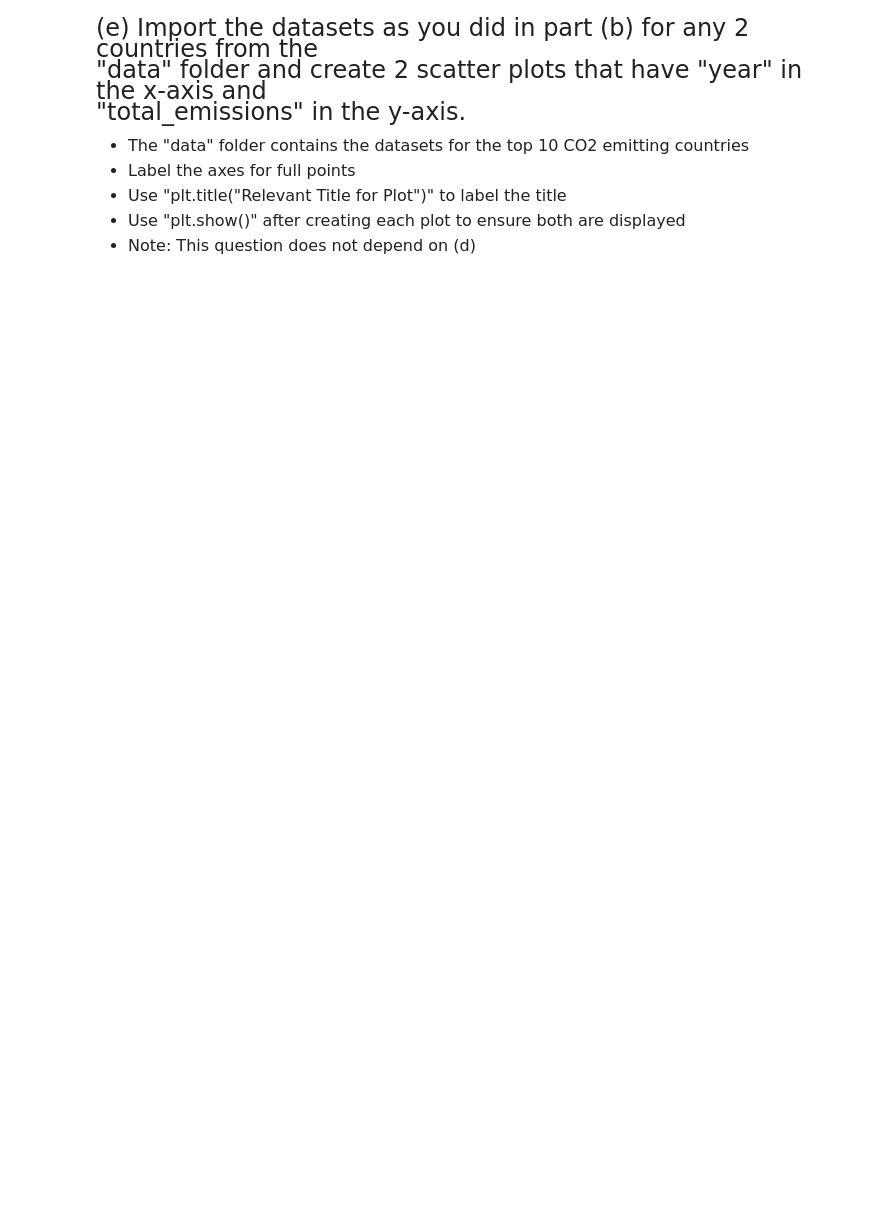
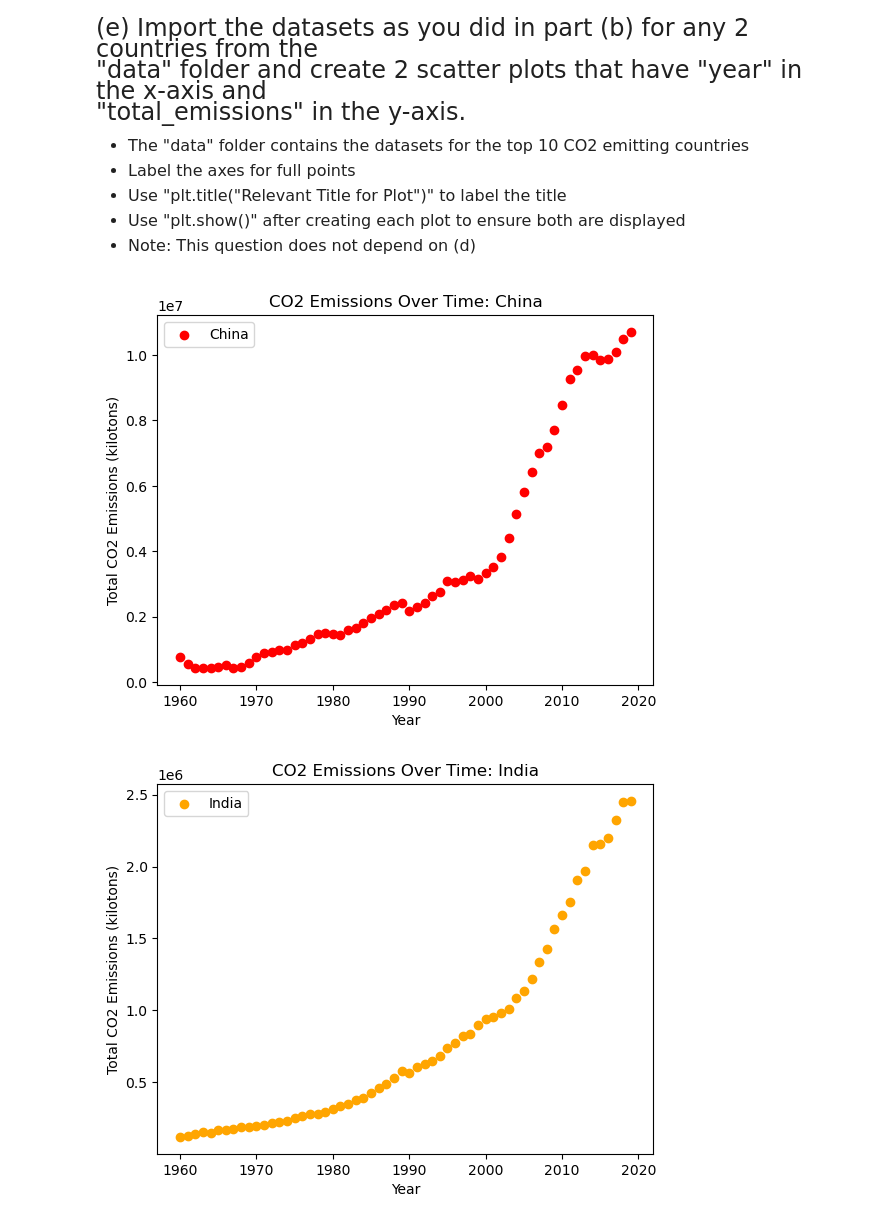
Before and after one commit to yrqoeuqo123/qtm151spring2025, a Jupyter notebook: Assignment 2/Assignment2.ipynb, the cells around one changed output. Saved outputs shown, nothing was run; the diff lists cells and outputs as text; code cells hidden in the pictures; blank space fills up the shorter version.

```diff
--- a/Assignment 2/Assignment2.ipynb
+++ b/Assignment 2/Assignment2.ipynb
@@ -154,0 +176,27 @@ list_colors[2] will output "yellow"
+# %%
+# Write your answer
+import pandas as pd
+import matplotlib.pyplot as plt
+
+# Read the datasets for China and India
+china_emissions = pd.read_csv('./data/china_co2_emissions.csv')
+india_emissions = pd.read_csv('./data/india_co2_emissions.csv')
+
+# Scatter plot for China
+plt.scatter(china_emissions['year'], china_emissions['total_emissions'], color='red', label='China')
+plt.xlabel("Year")
+plt.ylabel("Total CO2 Emissions (kilotons)")
+plt.title("CO2 Emissions Over Time: China")
+plt.legend()
+plt.show()
+
+# Scatter plot for India
+plt.scatter(india_emissions['year'], india_emissions['total_emissions'], color='orange', label='India')
+plt.xlabel("Year")
+plt.ylabel("Total CO2 Emissions (kilotons)")
+plt.title("CO2 Emissions Over Time: India")
+plt.legend()
+plt.show()
+# %% [output]
+[figure, added]
+[figure, added]
```
Also changed, not shown: parts of 5 cells of this notebook.
